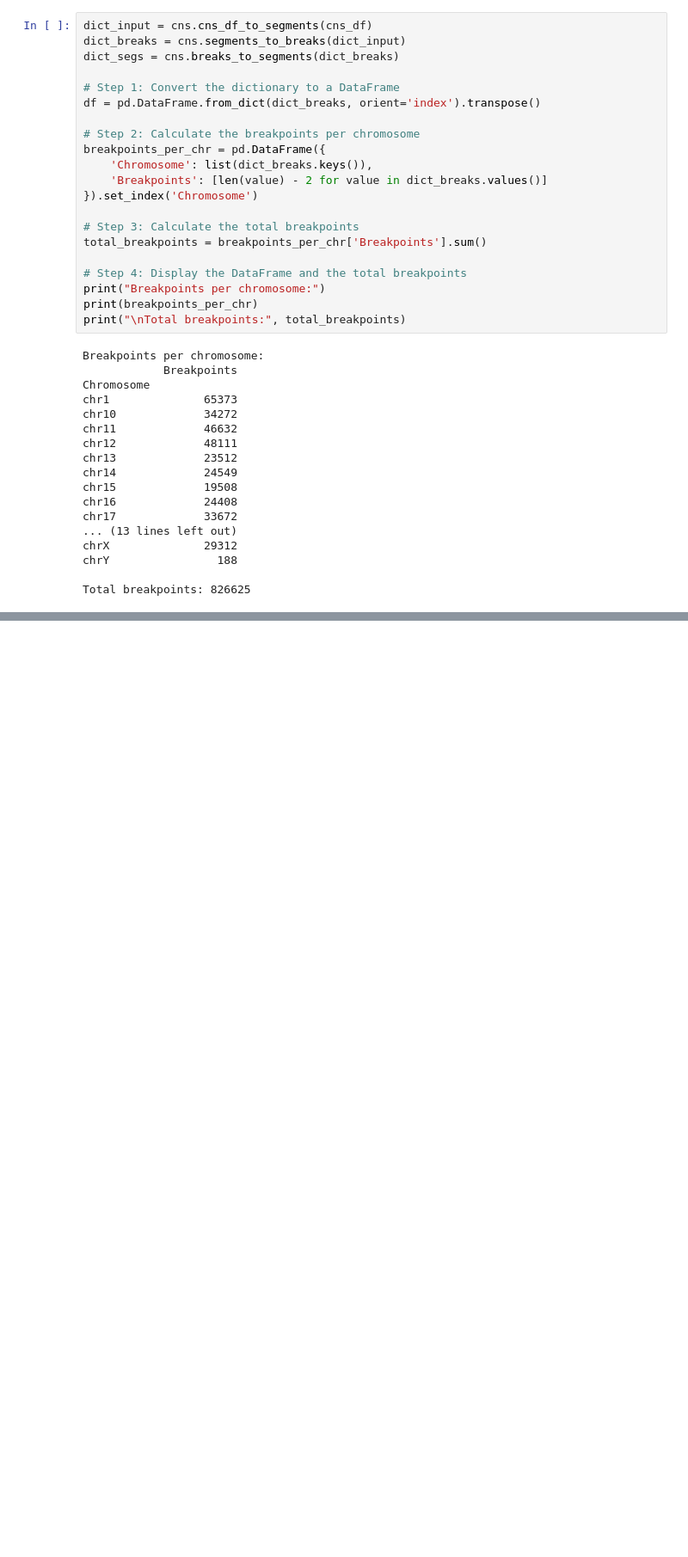
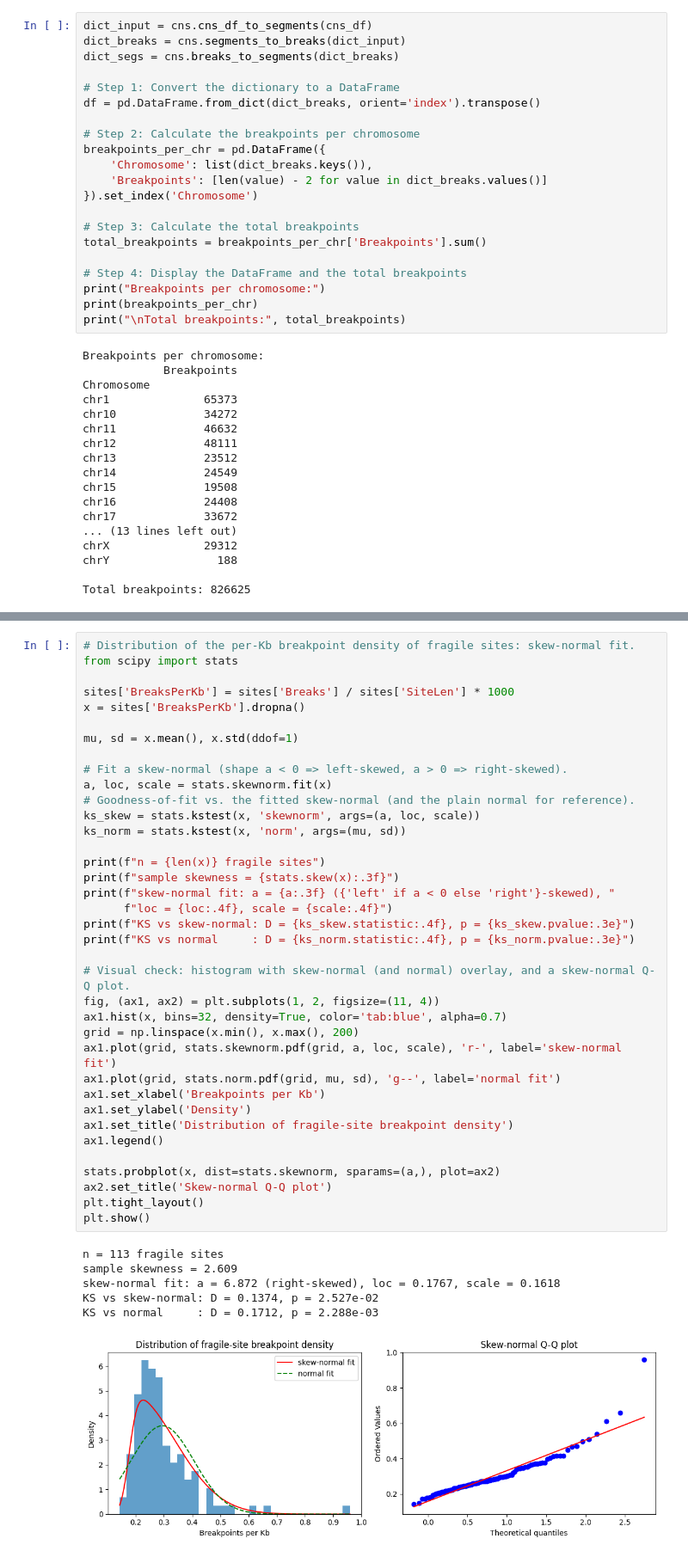
Before and after one commit to schwarzlab-ccb/CNSistent, a Jupyter notebook: notebooks/analyze_fragile_sites.ipynb, the cells around one changed output, grey strips where cells are left out. Shown at 86% size. Saved outputs shown, nothing was run; the diff lists cells and outputs as text; blank space fills up the shorter version.

```diff
--- a/notebooks/analyze_fragile_sites.ipynb
+++ b/notebooks/analyze_fragile_sites.ipynb
@@ -207,0 +276,44 @@ plt.show()
+# %%
+# Distribution of the per-Kb breakpoint density of fragile sites: skew-normal fit.
+from scipy import stats
+
+sites['BreaksPerKb'] = sites['Breaks'] / sites['SiteLen'] * 1000
+x = sites['BreaksPerKb'].dropna()
+
+mu, sd = x.mean(), x.std(ddof=1)
+
+# Fit a skew-normal (shape a < 0 => left-skewed, a > 0 => right-skewed).
+a, loc, scale = stats.skewnorm.fit(x)
+# Goodness-of-fit vs. the fitted skew-normal (and the plain normal for reference).
+ks_skew = stats.kstest(x, 'skewnorm', args=(a, loc, scale))
+ks_norm = stats.kstest(x, 'norm', args=(mu, sd))
+
+print(f"n = {len(x)} fragile sites")
+print(f"sample skewness = {stats.skew(x):.3f}")
+print(f"skew-normal fit: a = {a:.3f} ({'left' if a < 0 else 'right'}-skewed), "
+      f"loc = {loc:.4f}, scale = {scale:.4f}")
+print(f"KS vs skew-normal: D = {ks_skew.statistic:.4f}, p = {ks_skew.pvalue:.3e}")
+print(f"KS vs normal     : D = {ks_norm.statistic:.4f}, p = {ks_norm.pvalue:.3e}")
+
+# Visual check: histogram with skew-normal (and normal) overlay, and a skew-normal Q-Q plot.
+fig, (ax1, ax2) = plt.subplots(1, 2, figsize=(11, 4))
+ax1.hist(x, bins=32, density=True, color='tab:blue', alpha=0.7)
+grid = np.linspace(x.min(), x.max(), 200)
+ax1.plot(grid, stats.skewnorm.pdf(grid, a, loc, scale), 'r-', label='skew-normal fit')
+ax1.plot(grid, stats.norm.pdf(grid, mu, sd), 'g--', label='normal fit')
+ax1.set_xlabel('Breakpoints per Kb')
+ax1.set_ylabel('Density')
+ax1.set_title('Distribution of fragile-site breakpoint density')
+ax1.legend()
+
+stats.probplot(x, dist=stats.skewnorm, sparams=(a,), plot=ax2)
+ax2.set_title('Skew-normal Q-Q plot')
+plt.tight_layout()
+plt.show()
+# %% [output]
+n = 113 fragile sites
+sample skewness = 2.609
+skew-normal fit: a = 6.872 (right-skewed), loc = 0.1767, scale = 0.1618
+KS vs skew-normal: D = 0.1374, p = 2.527e-02
+KS vs normal     : D = 0.1712, p = 2.288e-03
+[figure, added]
```
Also changed, not shown: parts of 13 cells of this notebook, 3 other files.
